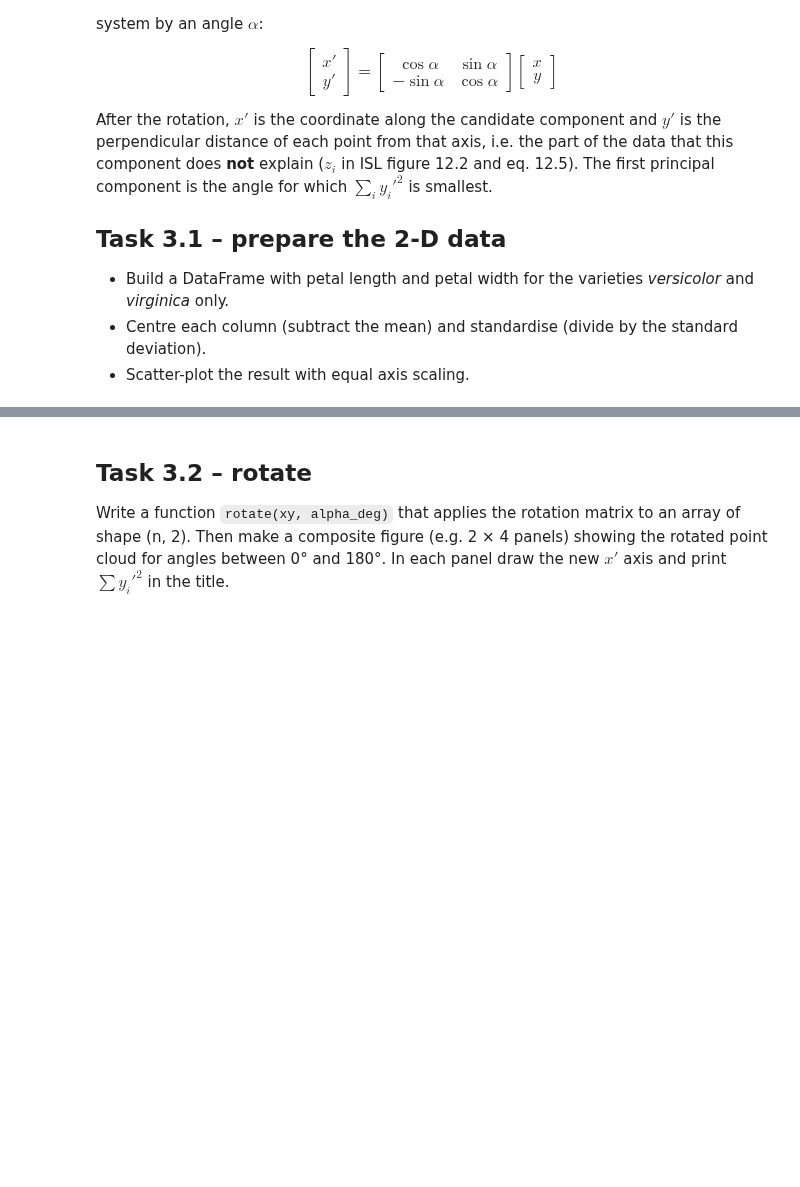
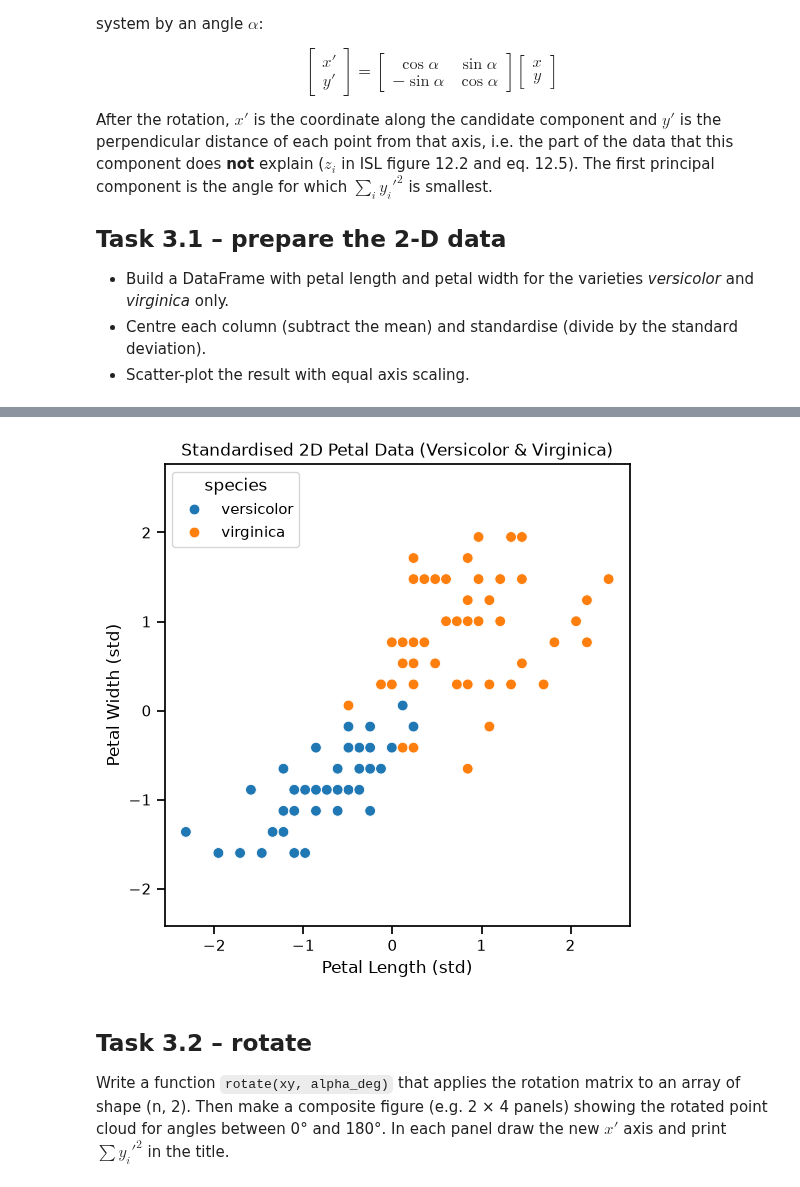
Before and after one commit to Ha5248qi/BERN02_excercise, a Jupyter notebook: Notebooks/exercise_PCA_and_Clustering/unsupervised_learning.ipynb, the cells around one changed output, grey strips where cells are left out. Saved outputs shown, nothing was run; the diff lists cells and outputs as text; code cells hidden in the pictures; blank space fills up the shorter version.

```diff
--- a/Notebooks/exercise_PCA_and_Clustering/unsupervised_learning.ipynb
+++ b/Notebooks/exercise_PCA_and_Clustering/unsupervised_learning.ipynb
@@ -281,2 +347,5 @@ of each point from that axis, i.e. the part of the data that this component does
 # %%
-# your code here
+mask = species.isin(['versicolor', 'virginica'])
+cols = ['petal length (cm)', 'petal width (cm)']
+df_2d = df_iris.loc[mask, cols]
+print(df_2d)
@@ -283,3 +367,16 @@ of each point from that axis, i.e. the part of the data that this component does
+# %%
+X_2d_std = StandardScaler().fit_transform(df_2d)
+
+plt.figure(figsize=(6, 6))
+sns.scatterplot(x=X_2d_std[:, 0], y=X_2d_std[:, 1], hue=species[mask], s=60)
+
+plt.axis('equal')
+plt.title('Standardised 2D Petal Data (Versicolor & Virginica)')
+plt.xlabel('Petal Length (std)')
+plt.ylabel('Petal Width (std)')
+plt.show()
+# %% [output]
+[figure, added]
 # %% [markdown]
 ## Task 3.2 – rotate
 Write a function `rotate(xy, alpha_deg)` that applies the rotation matrix to an array of shape (n, 2).
```
Also changed, not shown: parts of 14 cells of this notebook, 2 other files.
